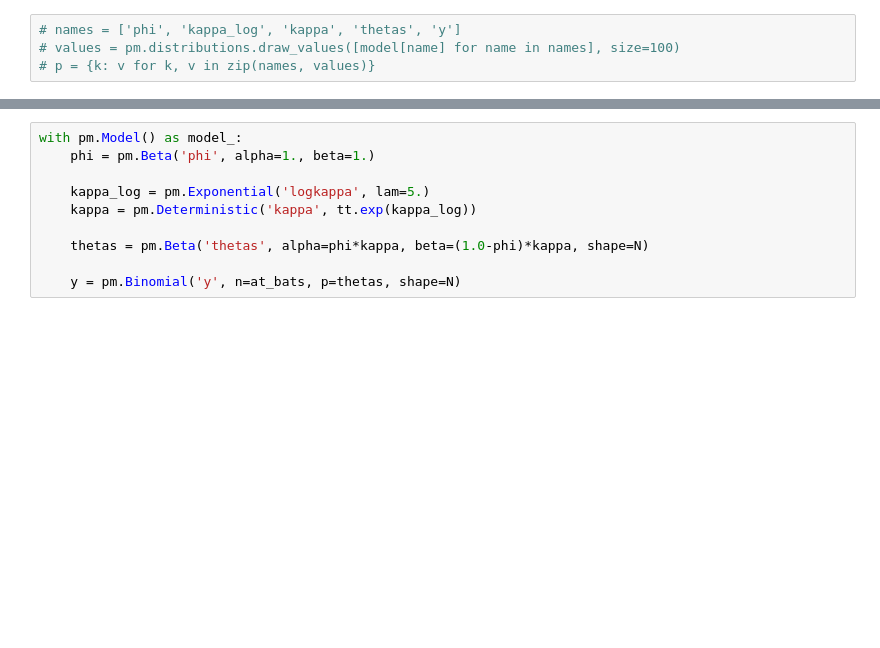
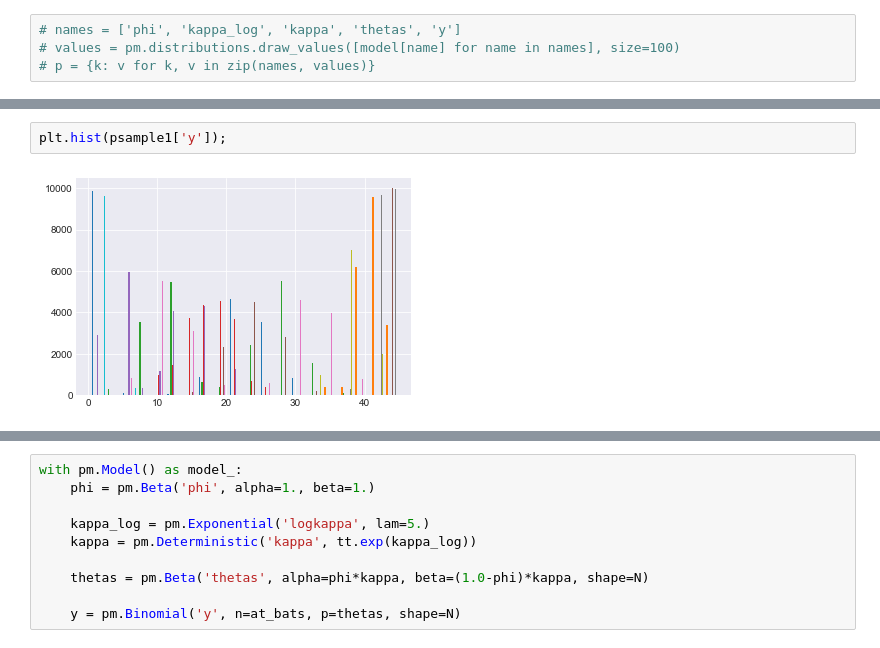
Before and after one commit to junpenglao/Planet_Sakaar_Data_Science, a Jupyter notebook: WIP/Test_sample_prior.ipynb, the cells around one changed output, grey strips where cells are left out. Drawn from its saved outputs; the diff is of its cells as text; blank space fills up the shorter version.

```diff
--- a/WIP/Test_sample_prior.ipynb
+++ b/WIP/Test_sample_prior.ipynb
@@ -288,0 +372,4 @@ array([22.4472, 22.3137, 22.3577, 22.3489, 22.42  , 22.3147, 22.5089,
+# %%
+plt.hist(psample1['y']);
+# %% [output]
+[figure, added]
```
Also changed, not shown: parts of 39 cells of this notebook, 2 other files.
